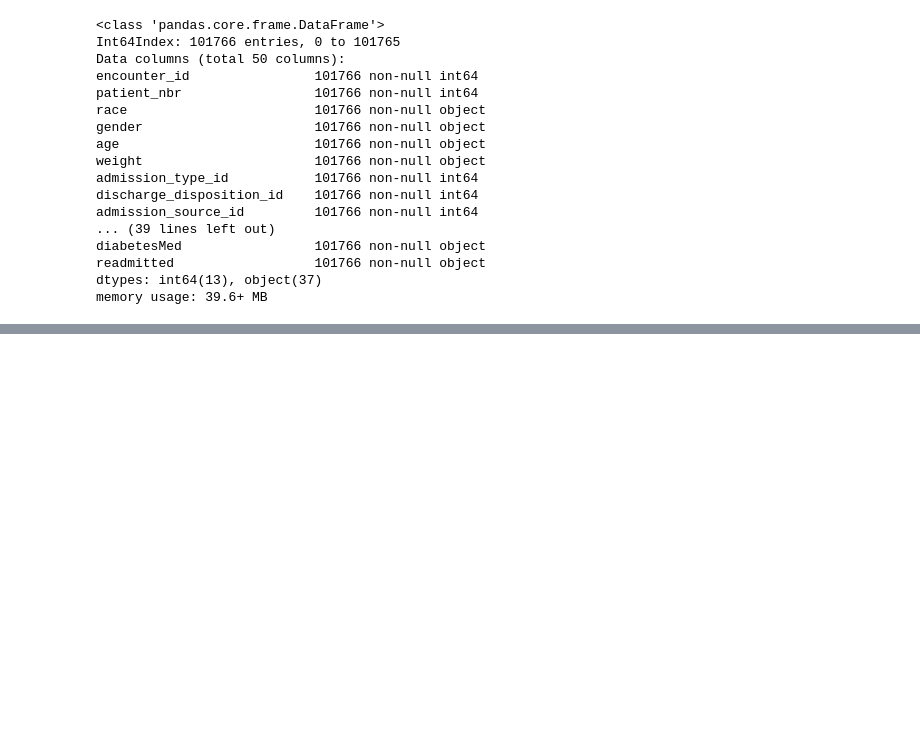
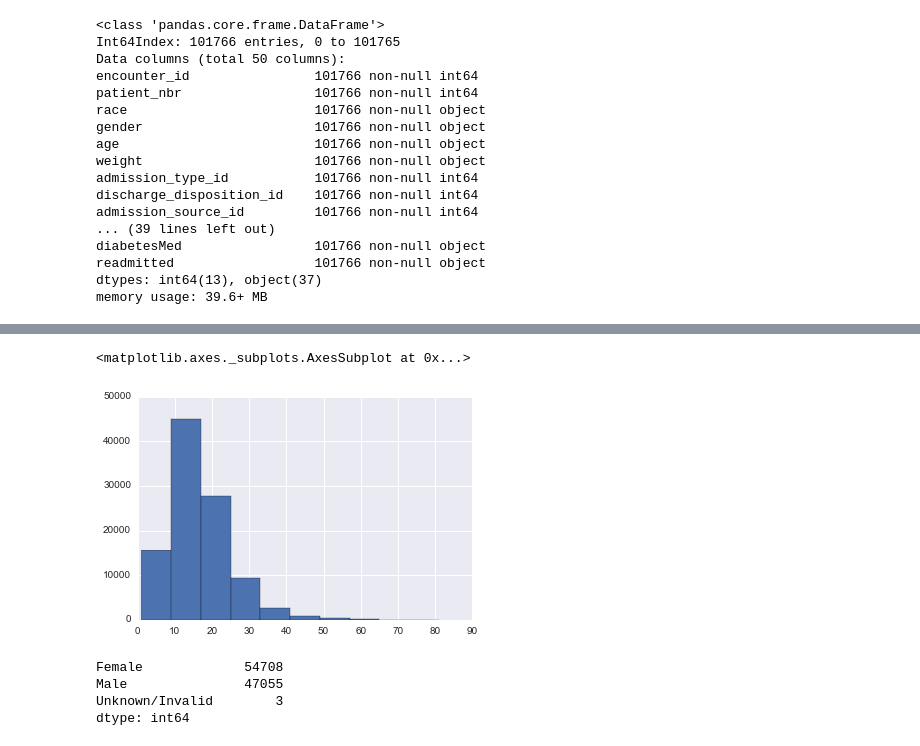
Before and after one commit to DKAllgeier/DAT_SF_11, a Jupyter notebook: homeworks/Diabetes_project.ipynb, the cells around one changed output, grey strips where cells are left out. Saved outputs shown, nothing was run; the diff lists cells and outputs as text; code cells hidden in the pictures; blank space fills up the shorter version.

```diff
--- a/homeworks/Diabetes_project.ipynb
+++ b/homeworks/Diabetes_project.ipynb
@@ -61,0 +94,12 @@ memory usage: 39.6+ MB
+# %%
+diabetes['num_medications'].hist()
+# %% [output]
+<matplotlib.axes._subplots.AxesSubplot at 0x...>
+[figure, added]
+# %%
+diabetes.gender.value_counts()
+# %% [output]
+Female             54708
+Male               47055
+Unknown/Invalid        3
+dtype: int64
```
Also changed, not shown: parts of 13 cells of this notebook.
